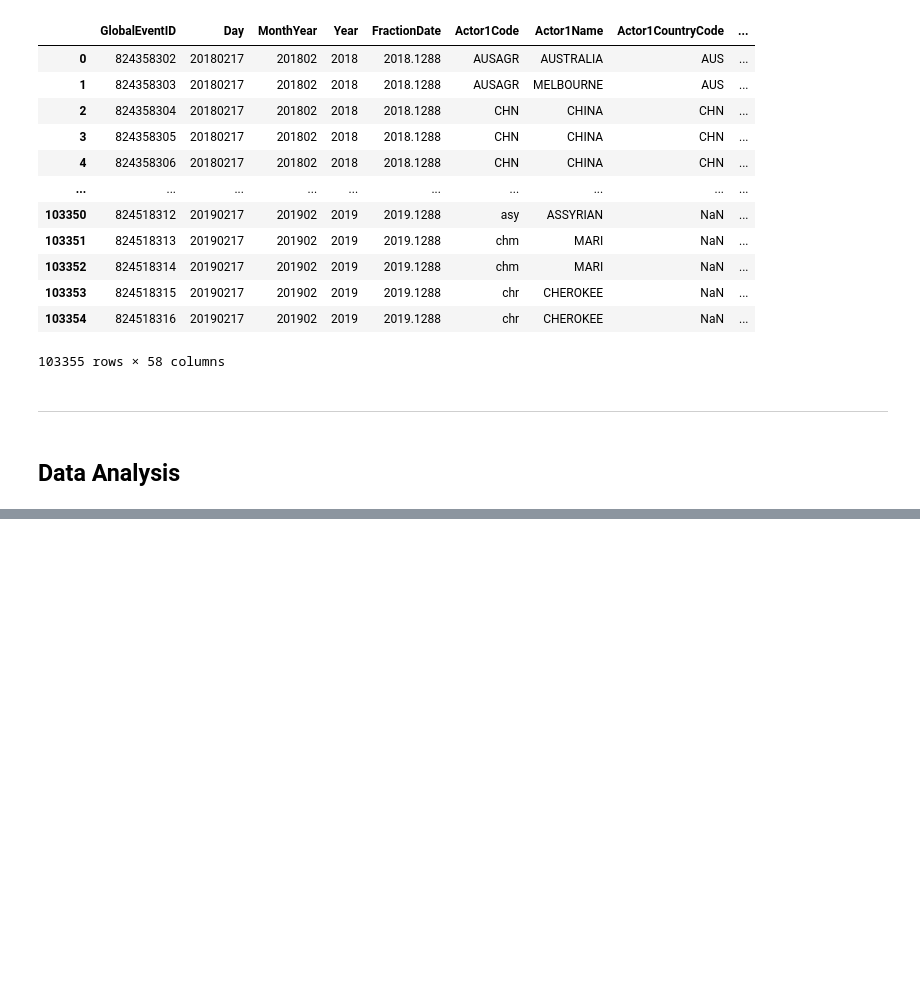
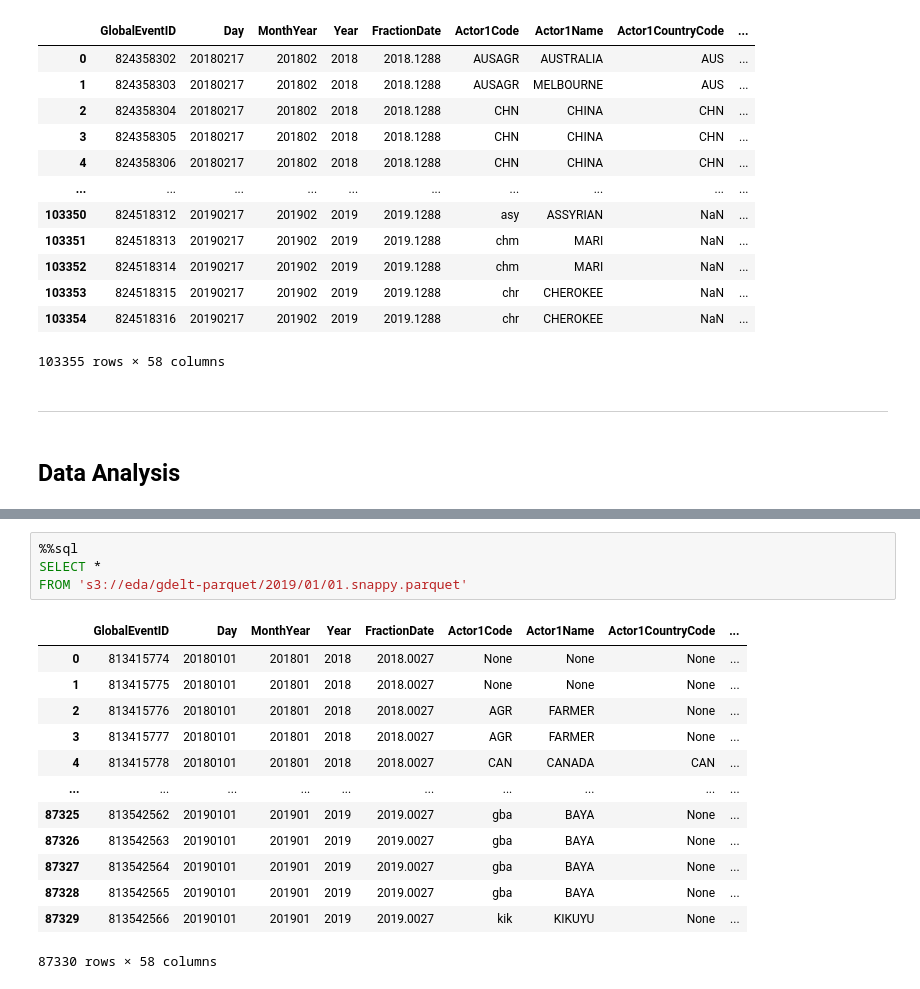
Before and after one commit to cs-muic/dm-2024-t1-pj-eda-honeybadgerlover645, a Jupyter notebook: eda-project.ipynb, the cells around one changed output, grey strips where cells are left out. Saved outputs shown, nothing was run; the diff lists cells and outputs as text; blank space fills up the shorter version.

```diff
--- a/eda-project.ipynb
+++ b/eda-project.ipynb
@@ -296,0 +336,18 @@ data
+# %%
+%%sql
+SELECT *
+FROM 's3://eda/gdelt-parquet/2019/01/01.snappy.parquet'
+# %% [output]
+|  | GlobalEventID | Day | MonthYear | Year | FractionDate | Actor1Code | Actor1Name | Actor1CountryCode | ... |
+| 0 | 813415774 | 20180101 | 201801 | 2018 | 2018.0027 | None | None | None | ... |
+| 1 | 813415775 | 20180101 | 201801 | 2018 | 2018.0027 | None | None | None | ... |
+| 2 | 813415776 | 20180101 | 201801 | 2018 | 2018.0027 | AGR | FARMER | None | ... |
+| 3 | 813415777 | 20180101 | 201801 | 2018 | 2018.0027 | AGR | FARMER | None | ... |
+| 4 | 813415778 | 20180101 | 201801 | 2018 | 2018.0027 | CAN | CANADA | CAN | ... |
+| ... | ... | ... | ... | ... | ... | ... | ... | ... | ... |
+| 87325 | 813542562 | 20190101 | 201901 | 2019 | 2019.0027 | gba | BAYA | None | ... |
+| 87326 | 813542563 | 20190101 | 201901 | 2019 | 2019.0027 | gba | BAYA | None | ... |
+| 87327 | 813542564 | 20190101 | 201901 | 2019 | 2019.0027 | gba | BAYA | None | ... |
+| 87328 | 813542565 | 20190101 | 201901 | 2019 | 2019.0027 | gba | BAYA | None | ... |
+| 87329 | 813542566 | 20190101 | 201901 | 2019 | 2019.0027 | kik | KIKUYU | None | ... |
+87330 rows × 58 columns
```
Also changed, not shown: parts of 10 cells of this notebook.
